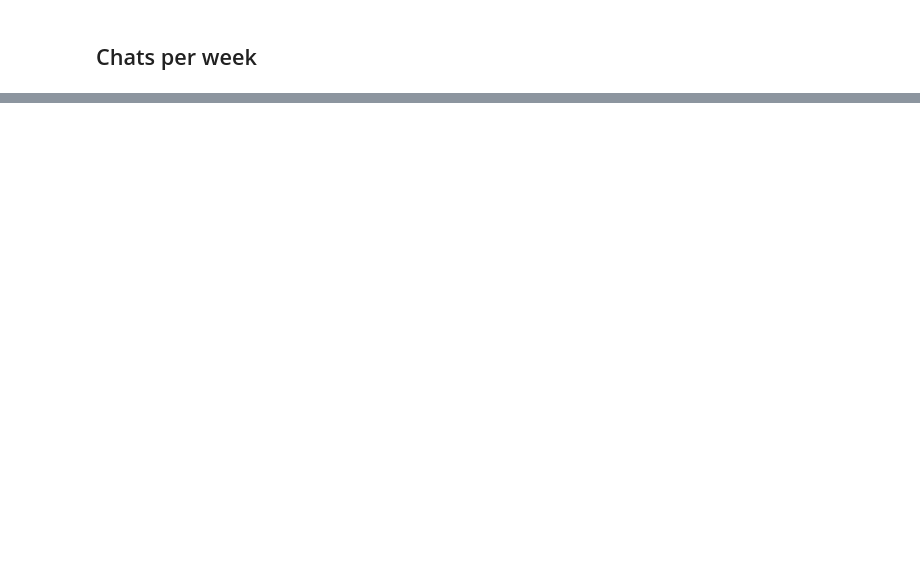
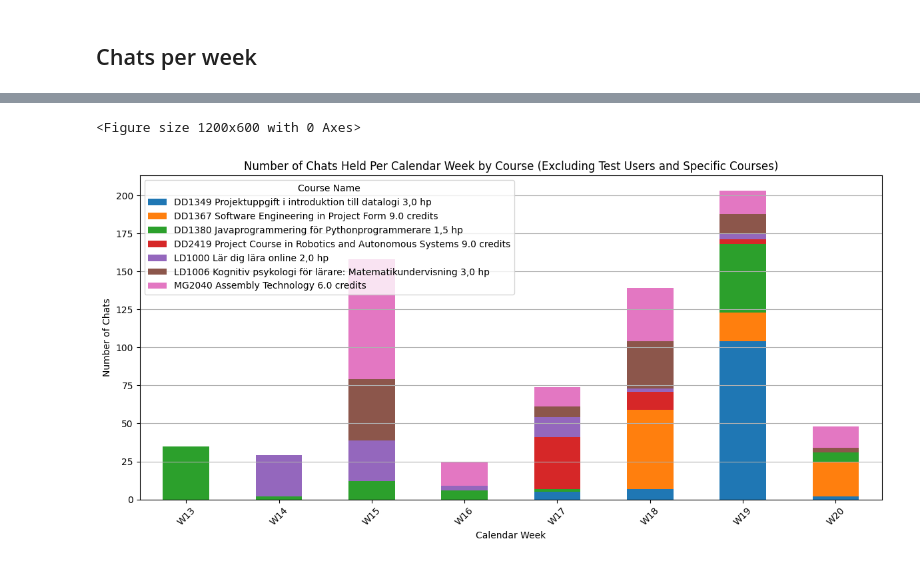
Before and after one commit to nattvara/DA231X, a Jupyter notebook: results/notebooks/usage.ipynb, the cells around one changed output, grey strips where cells are left out. Drawn from its saved outputs; the diff is of its cells as text; code cells hidden in the pictures; blank space fills up the shorter version.

```diff
--- a/results/notebooks/usage.ipynb
+++ b/results/notebooks/usage.ipynb
@@ -124,0 +172,35 @@ plt.show()
+# %%
+df_chats = dataframes['chats']
+df_sessions = dataframes['sessions']
+df_courses = dataframes['courses']
+
+df_chats['created_at'] = pd.to_datetime(df_chats['created_at'])
+
+df_merged = pd.merge(df_chats, df_sessions[['id', 'is_test_user']], left_on='session_id', right_on='id', how='left')
+
+df_filtered = df_merged[df_merged['is_test_user'] == False].copy()
+
+# Exclude ID 1: DD2445 Complexity Theory 7.5 credits
+# Exclude ID 6: DA231X Degree Project in Computer Science and Engineering, Second Cycle 30.0 credits
+# These were just used for testing, not actually included in the study
+df_filtered = df_filtered[~df_filtered['course_id'].isin([1, 6])]
+
+df_filtered_with_names = pd.merge(df_filtered, df_courses, left_on='course_id', right_on='id', how='left', suffixes=('', '_course'))
+
+df_filtered_with_names['week'] = df_filtered_with_names['created_at'].dt.strftime('W%U')
+chats_per_week_per_course = df_filtered_with_names.groupby(['name', 'week']).size().unstack(fill_value=0)
+
+plt.figure(figsize=(12, 6))
+chats_per_week_per_course.T.plot(kind='bar', stacked=True, figsize=(12, 6))
+
+plt.title('Number of Chats Held Per Calendar Week by Course (Excluding Test Users and Specific Courses)')
+plt.xlabel('Calendar Week')
+plt.ylabel('Number of Chats')
+plt.legend(title='Course Name')
+plt.grid(axis='y')
+plt.xticks(rotation=45)
+plt.tight_layout()
+plt.show()
+# %% [output]
+<Figure size 1200x600 with 0 Axes>
+[figure, added]
```
Also changed, not shown: parts of 4 cells of this notebook.
